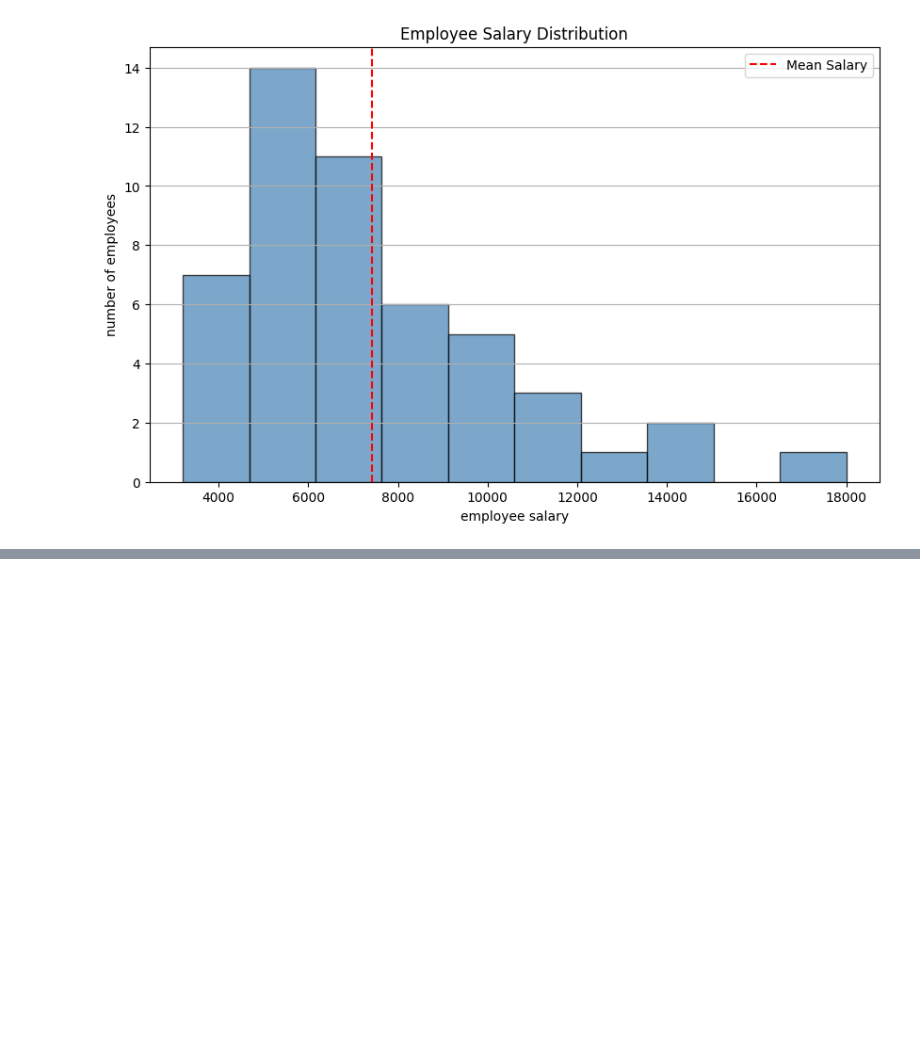
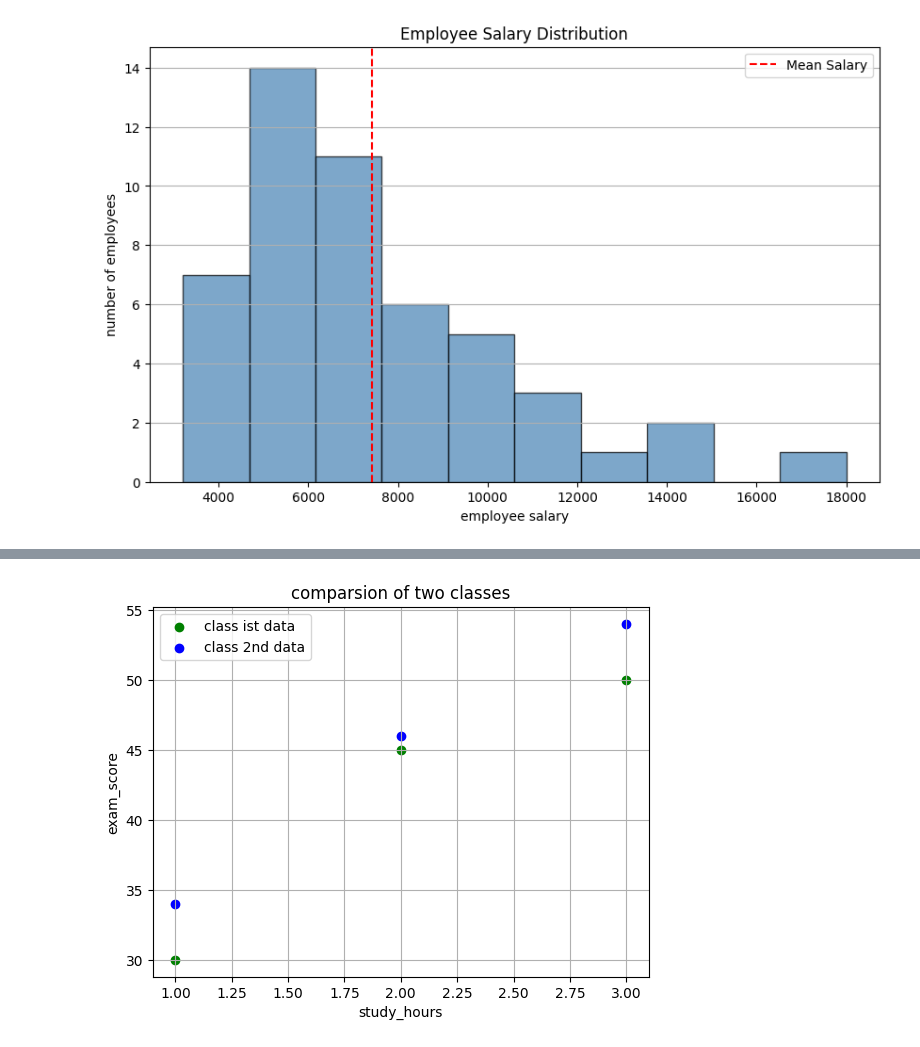
Before and after one commit to Engr-Jawad/Matplotlib_laibrary, a Jupyter notebook: phase_3.ipynb, the cells around one changed output, grey strips where cells are left out. Cells and saved outputs as stored; diff of their text form; code cells hidden in the pictures; blank space fills up the shorter version.

```diff
--- a/phase_3.ipynb
+++ b/phase_3.ipynb
@@ -75,0 +90,12 @@ plt.show()
+# %%
+# comparision of two classes
+plt.scatter([1,2,3,],[30,45,50],color="green",label="class ist data")
+plt.scatter([1,2,3],[34,46,54],color="blue",label="class 2nd data")
+plt.title("comparsion of two classes")
+plt.xlabel("study_hours")
+plt.ylabel("exam_score")
+plt.legend()
+plt.grid(True)
+plt.show()
+# %% [output]
+[figure, added]
```
Also changed, not shown: parts of 2 cells of this notebook, 2 other files.
